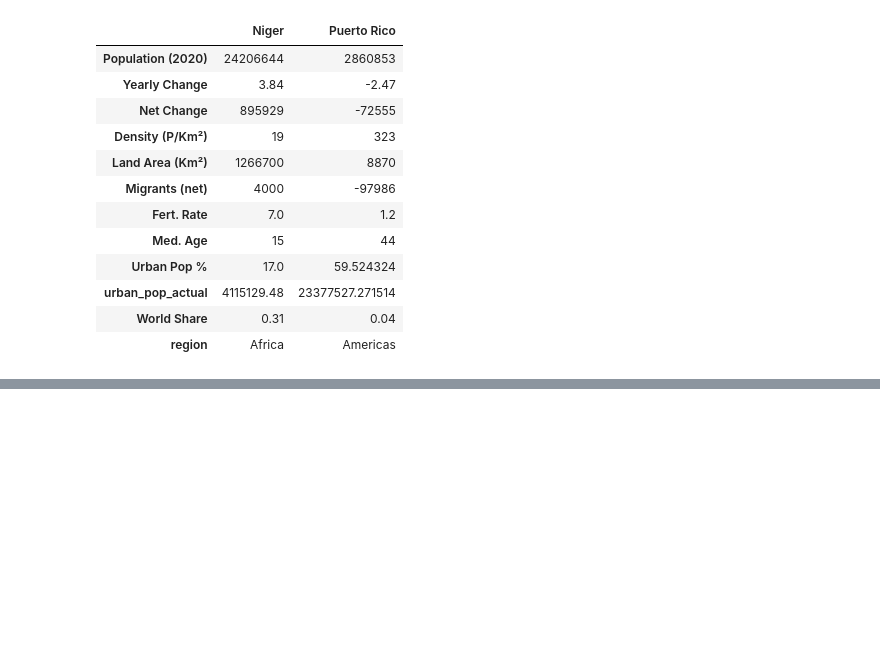
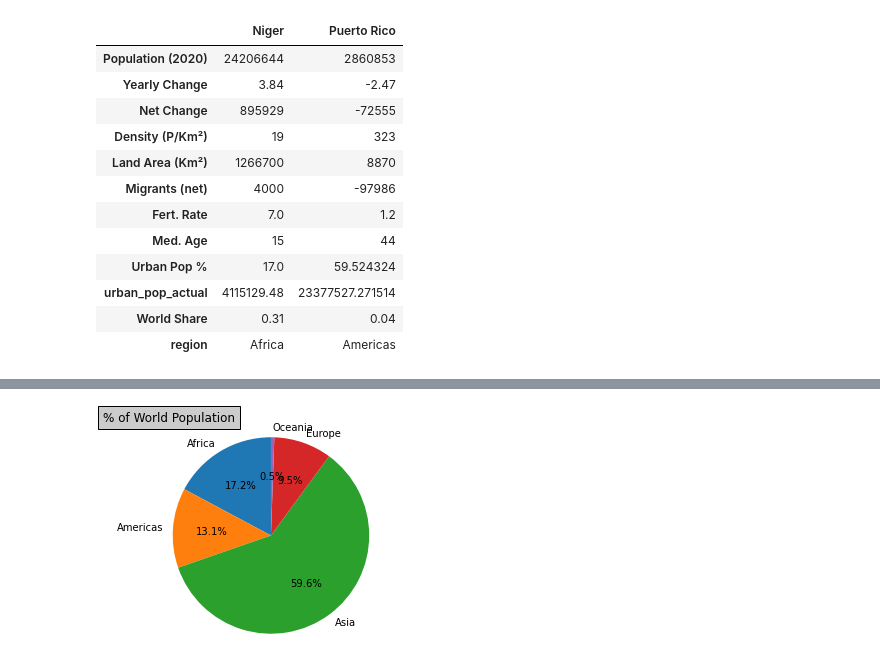
Before and after one commit to allisondonohue/UCDPA_allisondonohue, a Jupyter notebook: world_cont_wip01.05.2022V2.ipynb, the cells around one changed output, grey strips where cells are left out. Saved outputs shown, nothing was run; the diff lists cells and outputs as text; code cells hidden in the pictures; blank space fills up the shorter version.

```diff
--- a/world_cont_wip01.05.2022V2.ipynb
+++ b/world_cont_wip01.05.2022V2.ipynb
@@ -559,0 +577,10 @@ plt.show
+# %%
+fig2_labels = continent_totals_ri["region"]
+fig2_sizes = continent_totals_ri["Population (2020)"]
+fig2, ax1 = plt.subplots()
+ax1.pie(fig2_sizes, labels=fig2_labels, autopct='%1.1f%%', startangle=90)
+ax1.axis('equal')
+plt.title ("% of World Population",bbox={'facecolor':'0.8', 'pad':5}, loc="left")
+plt.show()
+# %% [output]
+[figure, added]
```
Also changed, not shown: parts of 47 cells of this notebook.
